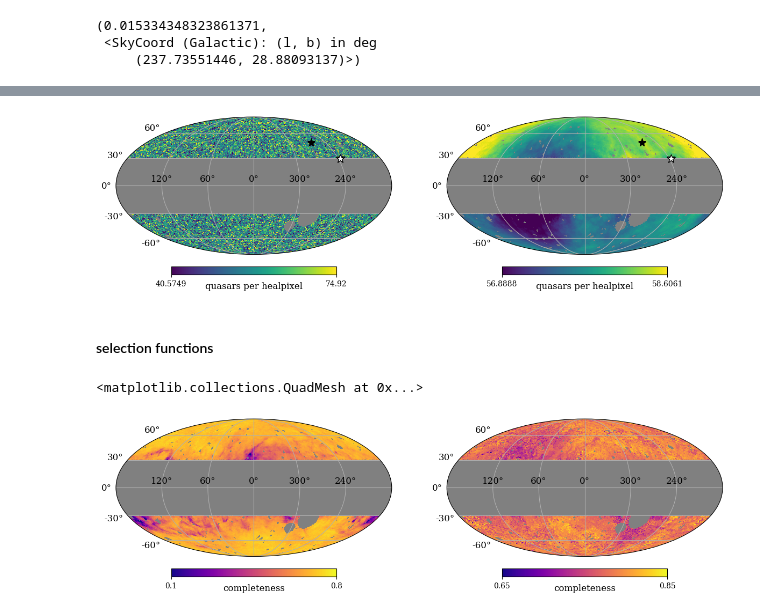
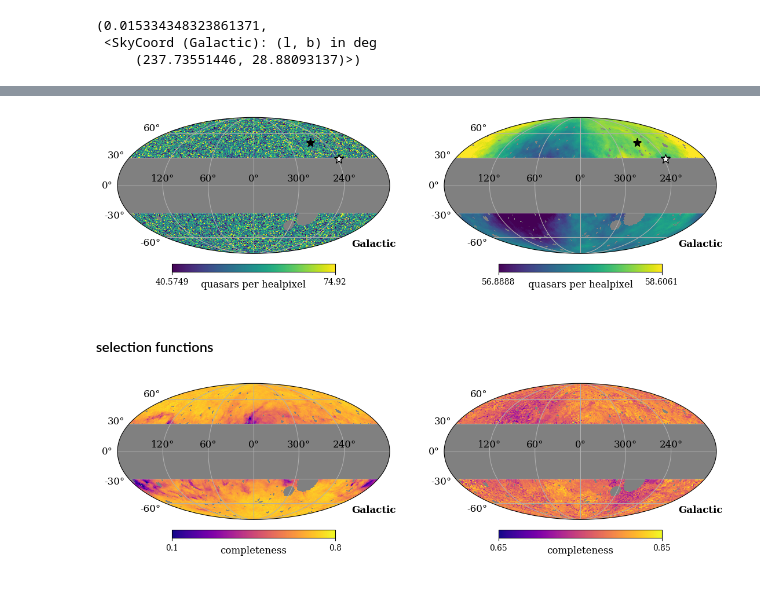
Before and after one commit to abbyw24/lss-dipoles, a Jupyter notebook: notebooks/paper_plots.ipynb, the cells around one changed output, grey strips where cells are left out. Cells and saved outputs as stored; diff of their text form; code cells hidden in the pictures; blank space fills up the shorter version.

```diff
--- a/notebooks/paper_plots.ipynb
+++ b/notebooks/paper_plots.ipynb
@@ -36,7 +36,7 @@ cmb_dipdir = dipole.cmb_dipole()[1]
 #### Quaia
 # %%
 # selfunc
-selfunc_quaia = gm.get_selfunc_map('quaia_G20.0_orig', nside=nside_hi, blim=blim)
+selfunc_quaia = gm.get_selfunc_map('quaia_G20.0_zodi', nside=nside_hi, blim=blim)
 
 # load data
 # masked
@@ -76,7 +78,9 @@ tools.plot_marker(cmb_dipdir.galactic.l, cmb_dipdir.galactic.b, marker='*', colo
 #### CatWISE
 # %%
 # selfunc
-selfunc_catwise = gm.get_selfunc_map('catwise_elatcorr', nside=nside_hi, blim=blim)
+selfunc_catwise_elatcorr = gm.get_selfunc_map('catwise_elatcorr', nside=nside_hi, blim=blim)
+selfunc_catwise_zodi = gm.get_selfunc_map('catwise_zodi', nside=nside_hi, blim=blim)
+selfunc_catwise = gm.get_selfunc_map('catwise', nside=nside_hi, blim=blim)
 
 # load data
 # masked
@@ -84,10 +88,12 @@ catwise_qmap = np.load(os.path.join(resdir, '../data/catalogs/catwise_agns/catwi
 # the above map smoothed to 1sr
 catwise_qmap_smoothed = np.load(os.path.join(resdir, '../data/catalogs/catwise_agns/catwise_agns_masked_smoothed_1sr.npy'))
 # selfunc-corrected
-catwise_qmap_corr = catwise_qmap / selfunc_catwise
+catwise_qmap_corr_elatcorr = catwise_qmap / selfunc_catwise_elatcorr
+catwise_qmap_corr_zodi = catwise_qmap / selfunc_catwise_zodi
 # selfunc-corrected and smoothed
 # catwise_qmap_corr_smoothed = np.load(os.path.join(resdir, '../data/catalogs/catwise_agns/catwise_agns_masked_corr_smoothed_1sr.npy'))
-catwise_qmap_corr_smoothed = tools.smooth_map(catwise_qmap_corr, sr=1)
+# catwise_qmap_corr_elatcorr_smoothed = tools.smooth_map(catwise_qmap_corr_elatcorr, sr=1)
+catwise_qmap_corr_zodi_smoothed = tools.smooth_map(catwise_qmap_corr_zodi, sr=1)
 
 # base rate for mocks
 base_rate_catwise = 77.4495
@@ -96,9 +103,14 @@ base_rate_catwise = 77.4495
 # %%
-# hp.fit_dipole result
-hp_dipole_catwise = hp.fit_dipole(catwise_qmap_corr)[1] / hp.fit_dipole(catwise_qmap_corr)[0]  # returns monopole and then 3 dipole components
+# hp.fit_dipole result with elatcorr (should match S21 result)
+hp_dipole_catwise = hp.fit_dipole(catwise_qmap_corr_elatcorr)[1] / hp.fit_dipole(catwise_qmap_corr_elatcorr)[0]  # returns monopole and then 3 dipole components
 dipamp, dipdir = dipole.get_dipole(hp_dipole_catwise)
 dipamp, dipdir.galactic
 # %% [output]
 (0.015334348323861371,
  <SkyCoord (Galactic): (l, b) in deg
      (237.73551446, 28.88093137)>)
+# %%
+# hp.fit_dipole result with selfunc including zodi
+hp_dipole_catwise = hp.fit_dipole(catwise_qmap_corr_zodi)[1] / hp.fit_dipole(catwise_qmap_corr_zodi)[0]  # returns monopole and then 3 dipole components
+dipamp, dipdir = dipole.get_dipole(hp_dipole_catwise)
+dipamp, dipdir.galactic
@@ -105,28 +136,31 @@ dipamp, dipdir.galactic
 # %%
 # plot
-fig = plt.figure(figsize=(12,5))
+fig = plt.figure(figsize=(11,4))
 kwargs = dict(coord=['C','G'], cmap='viridis', unit='quasars per healpixel', fig=fig, graticule=True, graticule_labels=True)#, badcolor='w')
-mean, std = np.nanmean(catwise_qmap_corr), np.nanstd(catwise_qmap_corr)
-hp.projview(catwise_qmap_corr, min=mean-2*std, max=mean+2*std, title='', sub=(1,2,1), **kwargs)
+mean, std = np.nanmean(catwise_qmap_corr_elatcorr), np.nanstd(catwise_qmap_corr_elatcorr)
+hp.projview(catwise_qmap_corr_elatcorr, min=mean-2*std, max=mean+2*std, title='', sub=(1,2,1), **kwargs)
 tools.plot_marker(dipdir.galactic.l, dipdir.galactic.b, marker='*', color='white', mec='k', ms=12)
 tools.plot_marker(cmb_dipdir.galactic.l, cmb_dipdir.galactic.b, marker='*', color='k', mec='k', ms=11)
-hp.projview(catwise_qmap_corr_smoothed, min=mean-0.1*std, max=mean+0.1*std, title='', sub=(1,2,2), **kwargs)
+tools.label_coord('Galactic', fs=12)
+hp.projview(catwise_qmap_corr_elatcorr_smoothed, min=mean-0.1*std, max=mean+0.1*std, title='', sub=(1,2,2), **kwargs)
 tools.plot_marker(dipdir.galactic.l, dipdir.galactic.b, marker='*', color='white', mec='k', ms=12)
 tools.plot_marker(cmb_dipdir.galactic.l, cmb_dipdir.galactic.b, marker='*', color='k', mec='k', ms=11)
+tools.label_coord('Galactic', fs=12)
 # %% [output]
-[figure, old version]
+[figure, new version]
 # %% [markdown]
 #### selection functions
 # %%
 # plot
-fig = plt.figure(figsize=(12,5))
+fig = plt.figure(figsize=(11,4))
 kwargs = dict(coord=['C','G'], cmap='plasma', unit='completeness', fig=fig, graticule=True, graticule_labels=True)#, badcolor='w')
 selfunc_quaia_ = np.copy(selfunc_quaia)
 selfunc_quaia_[selfunc_quaia <= 0.] = np.nan
-selfunc_catwise_ = gm.get_selfunc_map('catwise_zodi', nside=nside_hi, blim=blim) # np.copy(selfunc_catwise)
-selfunc_catwise_[selfunc_catwise <= 0.] = np.nan
+selfunc_catwise_ = np.copy(selfunc_catwise_zodi)
+selfunc_catwise_[selfunc_catwise_zodi <= 0.] = np.nan
 hp.projview(selfunc_quaia_, title='', min=0.1, max=0.8, sub=(1,2,1), **kwargs)
+tools.label_coord('Galactic', fs=12)
 hp.projview(selfunc_catwise_, title='', min=0.65, max=0.85, sub=(1,2,2), **kwargs)
+tools.label_coord('Galactic', fs=12)
 # %% [output]
-<matplotlib.collections.QuadMesh at 0x...>
-[figure, old version]
+[figure, new version]
```
Also changed, not shown: parts of 30 cells of this notebook.
